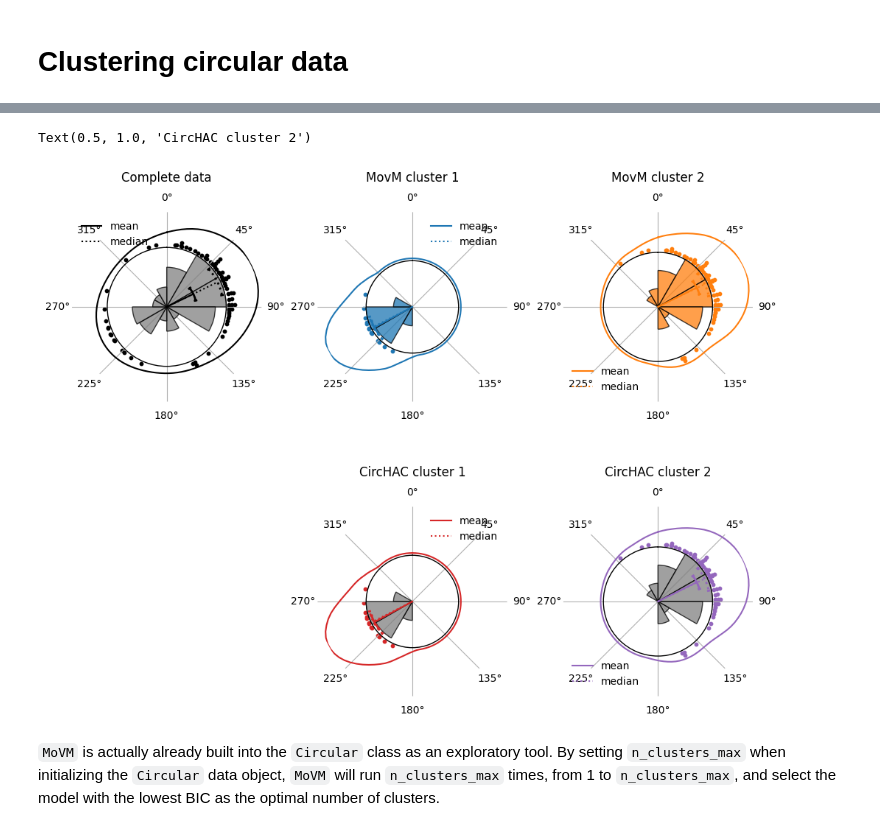
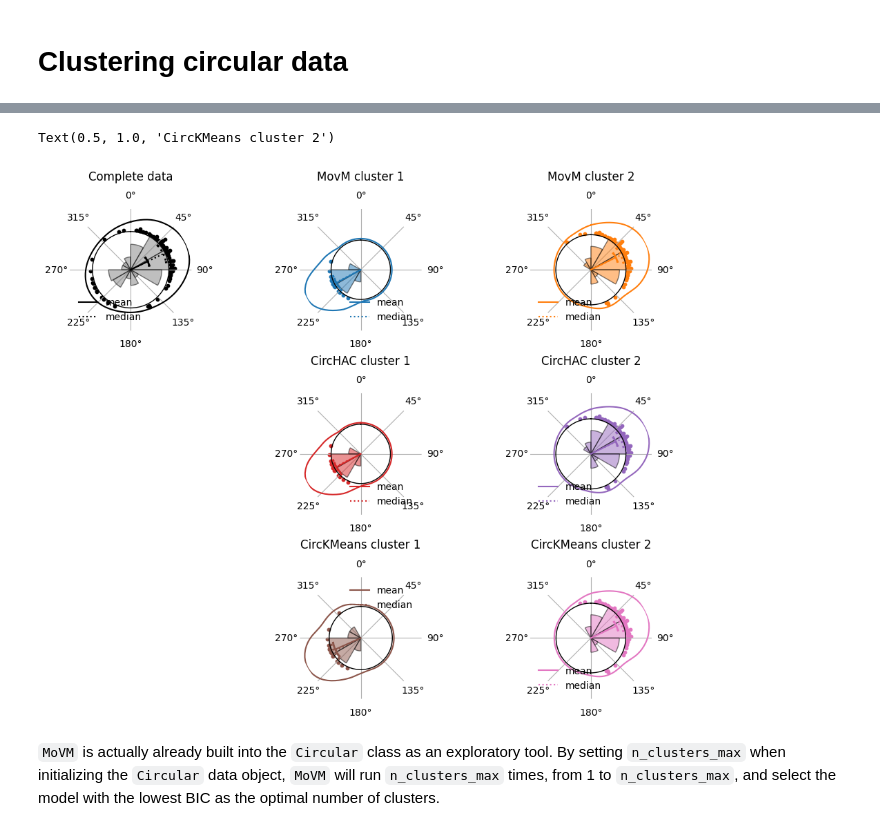
Before and after one commit to circstat/pycircstat2, a Jupyter notebook: examples/T5-clustering.ipynb, the cells around one changed output, grey strips where cells are left out. Saved outputs shown, nothing was run; the diff lists cells and outputs as text; code cells hidden in the pictures.

Commit message:
add: clustering/CircKMeans; update: notebooks: bump: v0.1.10

```diff
--- a/examples/T5-clustering.ipynb
+++ b/examples/T5-clustering.ipynb
@@ -11,4 +20,11 @@ Here, we use dataset B3 from Fisher (1993) to demonstrate the usage of MovM (Mix
 # %%
 d = load_data("B3", source="fisher")["θ"].values
-movm = MovM(n_clusters=2, unit="degree", random_seed=42)
+
+movm = MovM(n_clusters=2, unit="degree", random_seed=2046)
 movm.fit(d)
+
+hac = CircHAC(n_clusters=2, unit="degree", random_seed=2046, metric="center")
+hac.fit(d)
+
+ckm = CircKMeans(n_clusters=2, unit="degree", random_seed=2046, metric="center")
+ckm.fit(d)
@@ -32,3 +30,0 @@ p1 = 0.84, p2 = 0.16
-# %%
-hac = CircHAC(n_clusters=2, unit="degree", random_seed=42)
-hac.fit(d)
@@ -35,9 +68,10 @@ hac.fit(d)
 # %%
-ax_labels = ["A", "B", "C", "D", "E"]
+ax_labels = ["A", "B", "C", "D", "E", "F", "G"]
 fig, ax = plt.subplot_mosaic(
     mosaic="""
     ABC
     .DE
+    .FG
     """, figsize=(10, 8),
     subplot_kw={"projection": "polar"},
     layout="constrained",
@@ -47,10 +81,10 @@ fig, ax = plt.subplot_mosaic(
 c = Circular(d)
 c.plot(ax=ax["A"])
 
-for i, k in enumerate(range(2)):
+for i, k in enumerate([1, 0]):
 
     # clustered data
-    x_k = movm.x[movm.labels_ == k]
+    x_k = movm.data[movm.labels_ == k]
     c_k = Circular(data=x_k, unit=movm.unit)
 
     c_k.plot(
@@ -59,37 +93,57 @@ for i, k in enumerate(range(2)):
             "density": {"color": f"C{i}"},
             "scatter": {"color": f"C{i}"},
             "mean": {"color": f"C{i}"},
             "median": {"color": f"C{i}"},
             "rose": {"color": f"C{i}"},
         }
     )
 
 for i, k in enumerate(range(2)):
 
     # clustered data
-    x_k = hac.alpha[hac.labels_ == k]
+    x_k = hac.data[hac.labels_ == k]
     c_k = Circular(data=x_k, unit=hac.unit)
 
     j = i + 3
     c_k.plot(
         ax=ax[ax_labels[j]],
         config={
             "density": {"color": f"C{j}"},
             "scatter": {"color": f"C{j}"},
             "mean": {"color": f"C{j}"},
             "median": {"color": f"C{j}"},
-            "rose": {"color": f"C{i}"},
+            "rose": {"color": f"C{j}"},
+        }
+    )
+
+for i, k in enumerate([1, 0]):
+
+    # clustered data
+    x_k = ckm.data[ckm.labels_ == k]
+    c_k = Circular(data=x_k, unit=ckm.unit)
+
+    j = i + 5
+    c_k.plot(
+        ax=ax[ax_labels[j]],
+        config={
+            "density": {"color": f"C{j}"},
+            "scatter": {"color": f"C{j}"},
+            "mean": {"color": f"C{j}"},
+            "median": {"color": f"C{j}"},
+            "rose": {"color": f"C{j}"},
         }
     )
 
 ax["A"].set_title("Complete data", pad=30)
 ax["B"].set_title("MovM cluster 1", pad=30)
 ax["C"].set_title("MovM cluster 2", pad=30)
 ax["D"].set_title("CircHAC cluster 1", pad=30)
 ax["E"].set_title("CircHAC cluster 2", pad=30)
+ax["F"].set_title("CircKMeans cluster 1", pad=30)
+ax["G"].set_title("CircKMeans cluster 2", pad=30)
 # %% [output]
-Text(0.5, 1.0, 'CircHAC cluster 2')
+Text(0.5, 1.0, 'CircKMeans cluster 2')
-[figure, old version]
+[figure, new version]
 # %% [markdown]
 `MoVM` is actually already built into the `Circular` class as an exploratory tool. By setting `n_clusters_max` when initializing the `Circular` data object, `MoVM` will run `n_clusters_max` times, from 1 to `n_clusters_max`, and select the model with the lowest BIC as the optimal number of clusters.
 # %%
```
Also changed, not shown: parts of 6 cells of this notebook, 12 other files.
